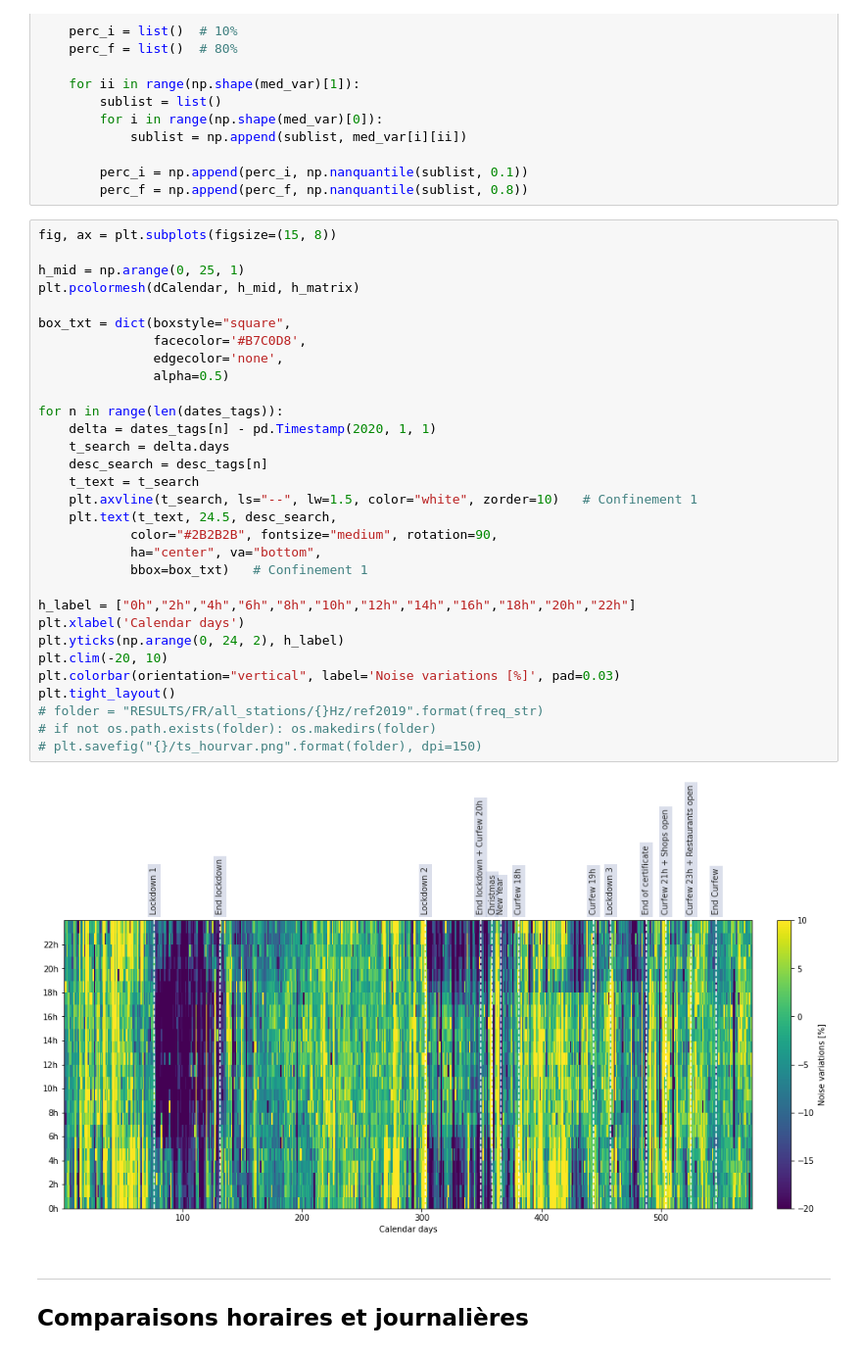
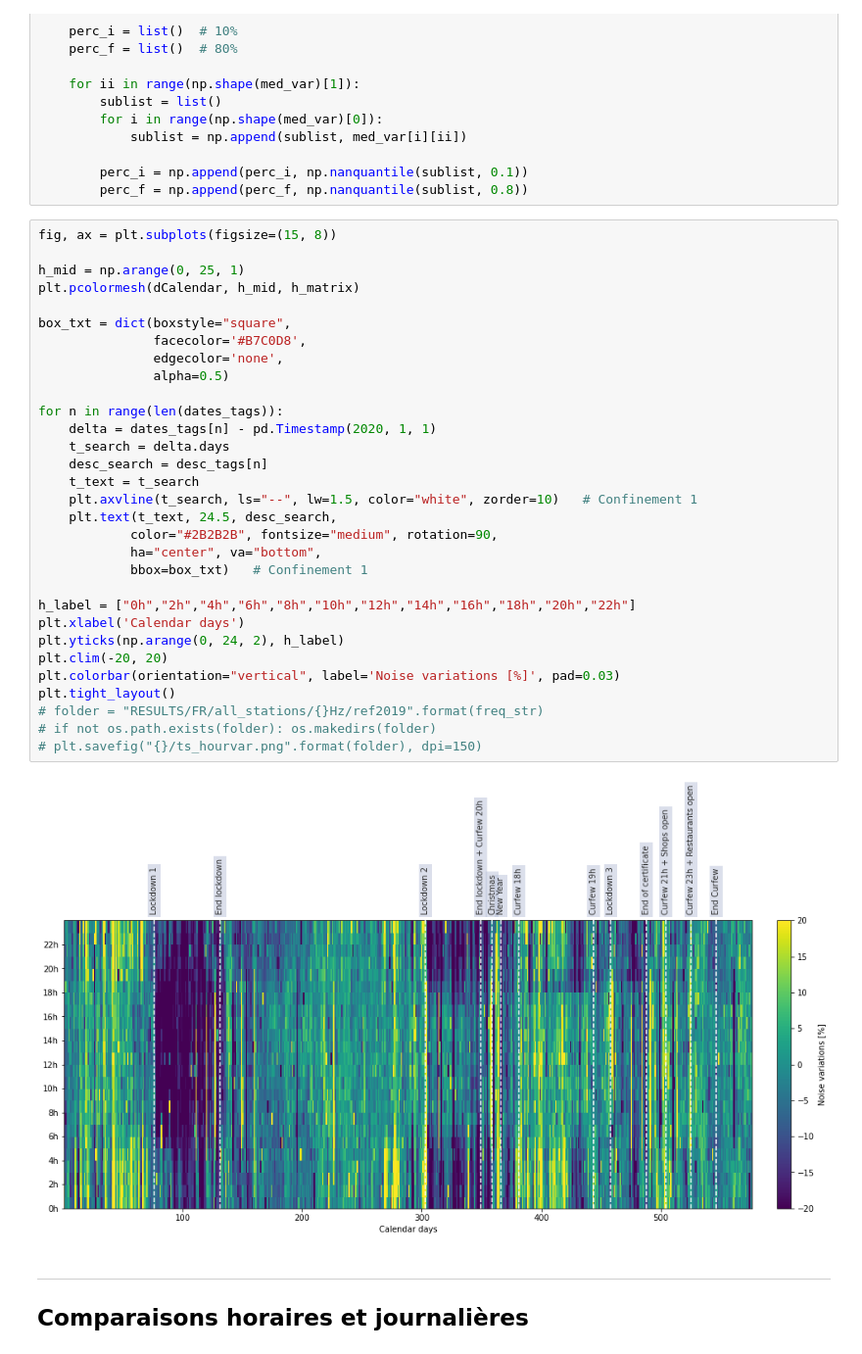
Before and after one commit to FlavienMattern/seismic-noise, a Jupyter notebook: fr_noise_overview_diff2019.ipynb, the cells around one changed output. Shown at 98% size. Cells and saved outputs as stored; diff of their text form.

```diff
--- a/fr_noise_overview_diff2019.ipynb
+++ b/fr_noise_overview_diff2019.ipynb
@@ -563,35 +563,35 @@ for k in tqdm.tqdm(range(len(h_list)-1)):
 fig, ax = plt.subplots(figsize=(15, 8))
 
 h_mid = np.arange(0, 25, 1)
 plt.pcolormesh(dCalendar, h_mid, h_matrix)
 
 box_txt = dict(boxstyle="square",
                facecolor='#B7C0D8',
                edgecolor='none',
                alpha=0.5)
 
 for n in range(len(dates_tags)):
     delta = dates_tags[n] - pd.Timestamp(2020, 1, 1)
     t_search = delta.days
     desc_search = desc_tags[n]
     t_text = t_search
     plt.axvline(t_search, ls="--", lw=1.5, color="white", zorder=10)   # Confinement 1
     plt.text(t_text, 24.5, desc_search,
             color="#2B2B2B", fontsize="medium", rotation=90,
             ha="center", va="bottom",
             bbox=box_txt)   # Confinement 1
 
 h_label = ["0h","2h","4h","6h","8h","10h","12h","14h","16h","18h","20h","22h"]
 plt.xlabel('Calendar days')
 plt.yticks(np.arange(0, 24, 2), h_label)
-plt.clim(-20, 10)
+plt.clim(-20, 20)
 plt.colorbar(orientation="vertical", label='Noise variations [%]', pad=0.03)
 plt.tight_layout()
 # folder = "RESULTS/FR/all_stations/{}Hz/ref2019".format(freq_str)
 # if not os.path.exists(folder): os.makedirs(folder)
 # plt.savefig("{}/ts_hourvar.png".format(folder), dpi=150)
 # %% [output]
-[figure, old version]
+[figure, new version]
 # %% [markdown]
 ---
 ## Comparaisons horaires et journalières
```
Also changed, not shown: parts of 1 cell of this notebook.
